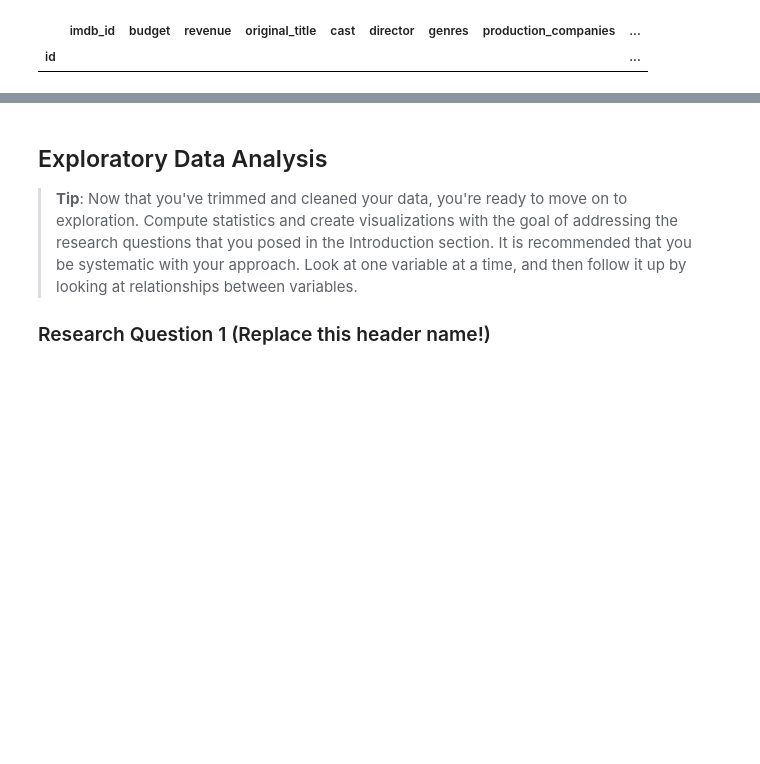
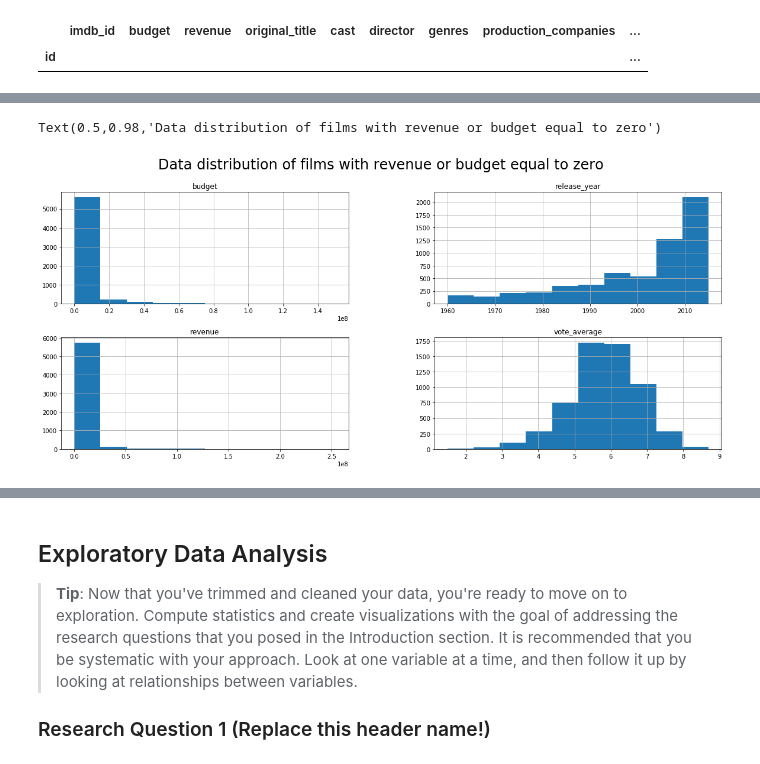
Before and after one commit to xavierlopeze/Investigate-a-Dataset-TMDb-movies-, a Jupyter notebook: report.ipynb, the cells around one changed output, grey strips where cells are left out. Saved outputs shown, nothing was run; the diff lists cells and outputs as text; code cells hidden in the pictures; blank space fills up the shorter version.

```diff
--- a/report.ipynb
+++ b/report.ipynb
@@ -185,0 +296,6 @@ df[df['imdb_id'].isna()]
+# %%
+df_z.hist(figsize = (20,8))
+pl.suptitle('Data distribution of films with revenue or budget equal to zero', fontsize=24)
+# %% [output]
+Text(0.5,0.98,'Data distribution of films with revenue or budget equal to zero')
+[figure, added]
```
Also changed, not shown: parts of 44 cells of this notebook.
